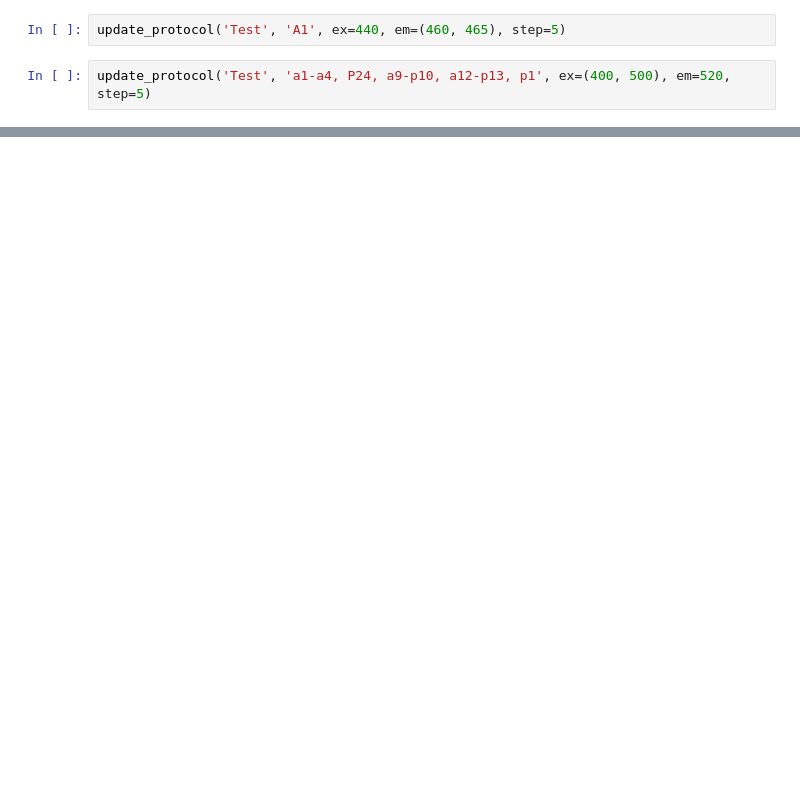
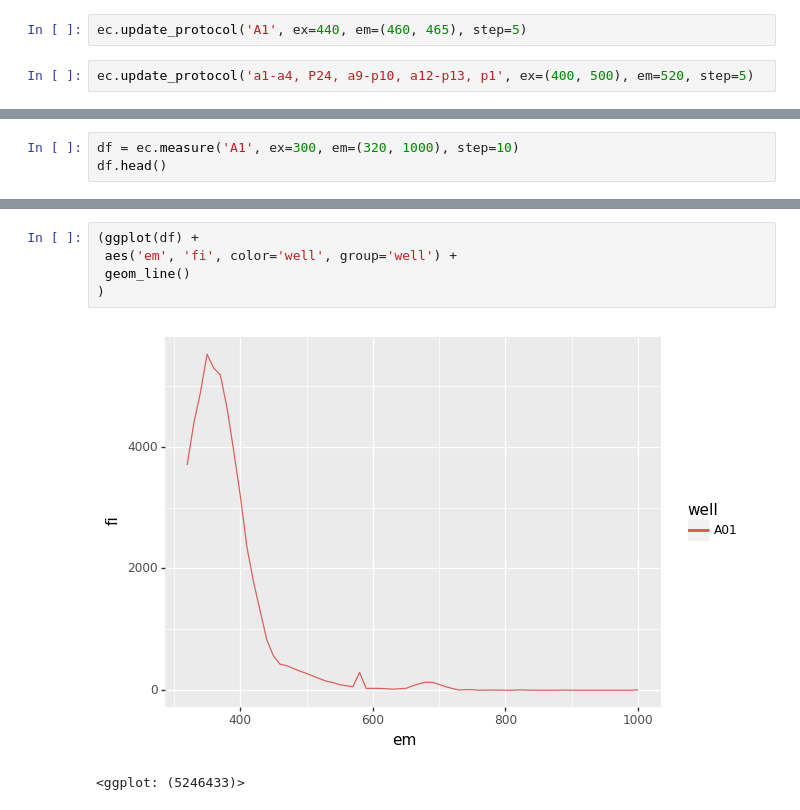
Before and after one commit to michalkahle/enspire_control, a Jupyter notebook: enspire_control.ipynb, the cells around one changed output, grey strips where cells are left out. Cells and saved outputs as stored; diff of their text form; blank space fills up the shorter version.

```diff
--- a/enspire_control.ipynb
+++ b/enspire_control.ipynb
@@ -145,4 +15,4 @@ def update_protocol(protname, wells, ex, em, step):
 # %%
-update_protocol('Test', 'A1', ex=440, em=(460, 465), step=5)
+ec.update_protocol('A1', ex=440, em=(460, 465), step=5)
 # %%
-update_protocol('Test', 'a1-a4, P24, a9-p10, a12-p13, p1', ex=(400, 500), em=520, step=5)
+ec.update_protocol('a1-a4, P24, a9-p10, a12-p13, p1', ex=(400, 500), em=520, step=5)
@@ -187,0 +19,3 @@ True
+# %%
+df = ec.measure('A1', ex=300, em=(320, 1000), step=10)
+df.head()
@@ -187,0 +41,8 @@ True
+# %%
+(ggplot(df) +
+ aes('em', 'fi', color='well', group='well') +
+ geom_line()
+)
+# %% [output]
+[figure, added]
+<ggplot: (5246433)>
```
Also changed, not shown: parts of 14 cells of this notebook, 4 other files.
